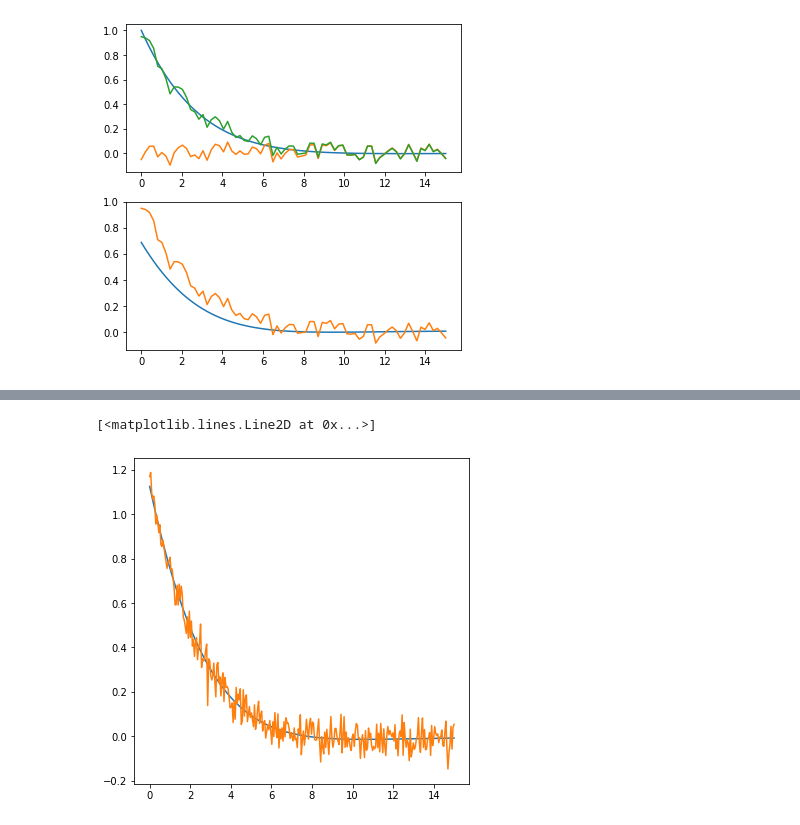
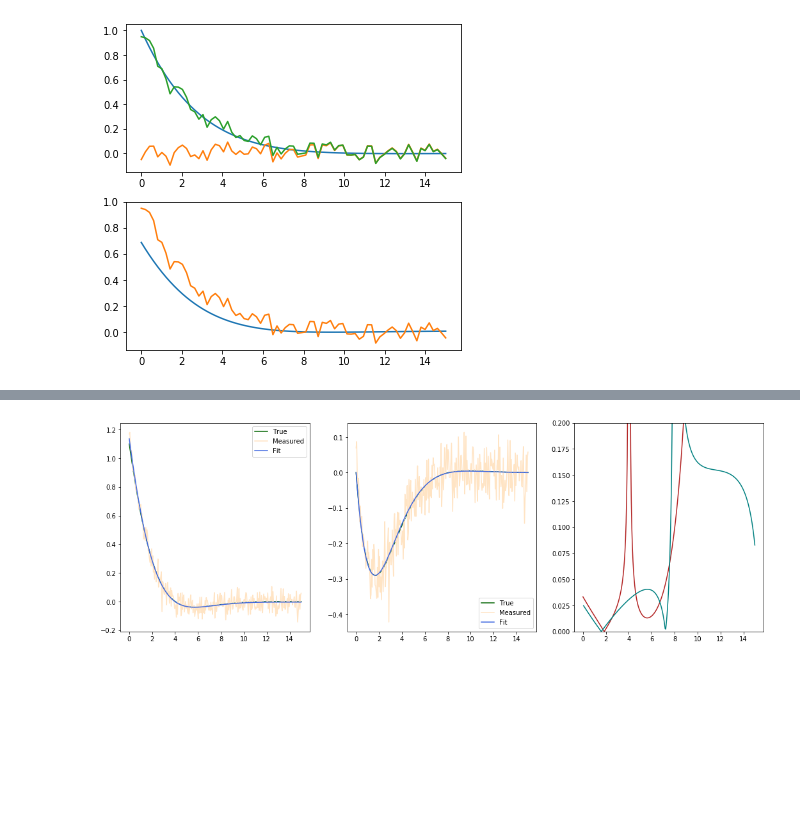
Before and after one commit to BGerwe/Xray-Project, a Jupyter notebook: fr_XAS/Scratch2.ipynb, the cells around one changed output, grey strips where cells are left out. Drawn from its saved outputs; the diff is of its cells as text; code cells hidden in the pictures; blank space fills up the shorter version.

Commit message:
Unfinished progress in frXAS model fitting and retrofitting DXAS phase correction

```diff
--- a/fr_XAS/Scratch2.ipynb
+++ b/fr_XAS/Scratch2.ipynb
@@ -465,8 +437,46 @@ guess_chi = Chis.eval(params=guess_params, x=dist)
-# %%
-fig, ax1 = plt.subplots(ncols=1, nrows=1, figsize=(6,6))
-# ax1.plot(dist, guess_chi)
-ax1.plot(dist, fit_chi.real)
-ax1.plot(dist, meas_chi.real)
-# %% [output]
-[<matplotlib.lines.Line2D at 0x...>]
-[figure, removed]
+# %%
+fin=15
+
+Chis = ChiModel()
+real_params = Chis.make_params(Amp=1.1, l_d=3.2, sig=4, offs=0)
+
+dist = np.linspace(0, xfin, xfin*20)
+true_chi = Chis.eval(params=real_params, x=dist)
+
+np.random.seed(158)
+noise = np.random.normal(0, .05, true_chi.size)
+meas_chi = true_chi + noise*(1 + 1j)
+
+guess_params=Parameters()
+guess_params.add('Amp', value=.8)
+guess_params.add('l_d', value=2.1)
+guess_params.add('sig', value=.8)
+guess_params.add('offs', value=.001)
+
+result = Chis.fit(meas_chi, params=guess_params, x=dist, verbose=True)
+fit_chi = Chis.eval(params=result.params, x=dist)
+guess_chi = Chis.eval(params=guess_params, x=dist)
+
+fig, (ax1, ax2, ax3) = plt.subplots(ncols=3,nrows=1,figsize=(18,6))
+ax1.plot(dist, np.real(true_chi), color='darkgreen', label='True')
+ax1.plot(dist, np.real(meas_chi), color='bisque', label='Measured')
+ax1.plot(dist, fit_chi.real, color='royalblue', label='Fit')
+ax1.legend()
+
+ax2.plot(dist, np.imag(true_chi), color='darkgreen', label='True')
+ax2.plot(dist, np.imag(meas_chi), color='bisque',  label='Measured')
+ax2.plot(dist, fit_chi.imag, color='royalblue', label='Fit')
+ax2.legend()
+
+ax3.plot(dist, abs(fit_chi.real-np.real(true_chi))/abs(np.real(true_chi)), color='firebrick', label='Real')
+ax3.plot(dist, abs(fit_chi.imag-np.imag(true_chi))/abs(np.imag(true_chi)), color='teal', label='Imag')
+ax3.set_ylim(0,.2)
+
+plt.show()
+
+# fig, ax1 = plt.subplots(ncols=1, nrows=1, figsize=(6,6))
+# # ax1.plot(dist, guess_chi)
+# ax1.plot(dist, fit_chi.real)
+# ax1.plot(dist, meas_chi.real)
+# %% [output]
+[figure, added]
```
Also changed, not shown: parts of 3 cells of this notebook, 3 other files.
